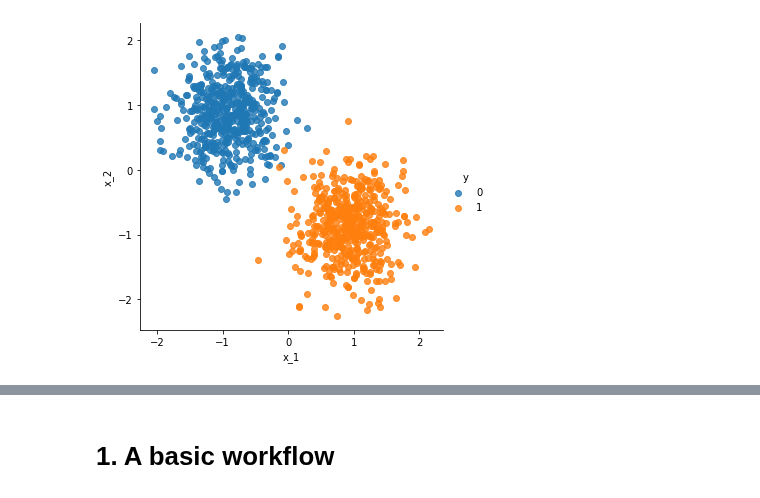
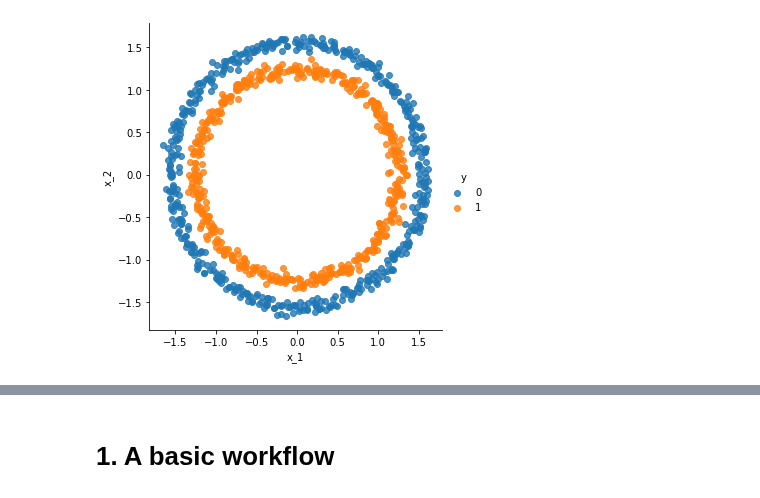
Before and after one commit to sdgroeve/D012554_Machine_Learning_2023, a Jupyter notebook: 02_multilayer_neural_networks.ipynb, the cells around one changed output, grey strips where cells are left out. Drawn from its saved outputs; the diff is of its cells as text; code cells hidden in the pictures.

```diff
--- a/02_multilayer_neural_networks.ipynb
+++ b/02_multilayer_neural_networks.ipynb
@@ -2,21 +2,26 @@
 <a href="https://colab.research.google.com/github/sdgroeve/D012554_Machine_Learning_2023/blob/main/02_multilayer_neural_networks.ipynb" target="_parent"><img src="https://colab.research.google.com/assets/colab-badge.svg" alt="Open In Colab"/></a>
 # %%
 #creating the dataset
-
-from sklearn.datasets import make_blobs
+from sklearn.datasets import make_circles
 from sklearn.preprocessing import StandardScaler
 import pandas as pd
 import seaborn as sns
 
-X, y = make_blobs(n_samples=1000, centers=2, cluster_std=2, n_features=2, random_state=9)
+# Make 1000 samples
+n_samples = 1000
+
+# Create circles
+X, y = make_circles(n_samples,
+                    noise=0.03, # a little bit of noise to the dots
+                    random_state=42) # keep random state so we get the same values
 
 X = StandardScaler().fit_transform(X)
 
 tmp = pd.DataFrame(X,columns=["x_1","x_2"])
 tmp["y"] = y
 
 sns.lmplot(x="x_1",y="x_2",hue="y",data=tmp,fit_reg=False)
 
-tmp.to_csv("dataset_logistic_regression.csv",index=False)
+tmp.to_csv("dataset_neural_networks.csv",index=False)
 # %% [output]
-[figure, old version]
+[figure, new version]
```
Also changed, not shown: parts of 16 cells of this notebook.
